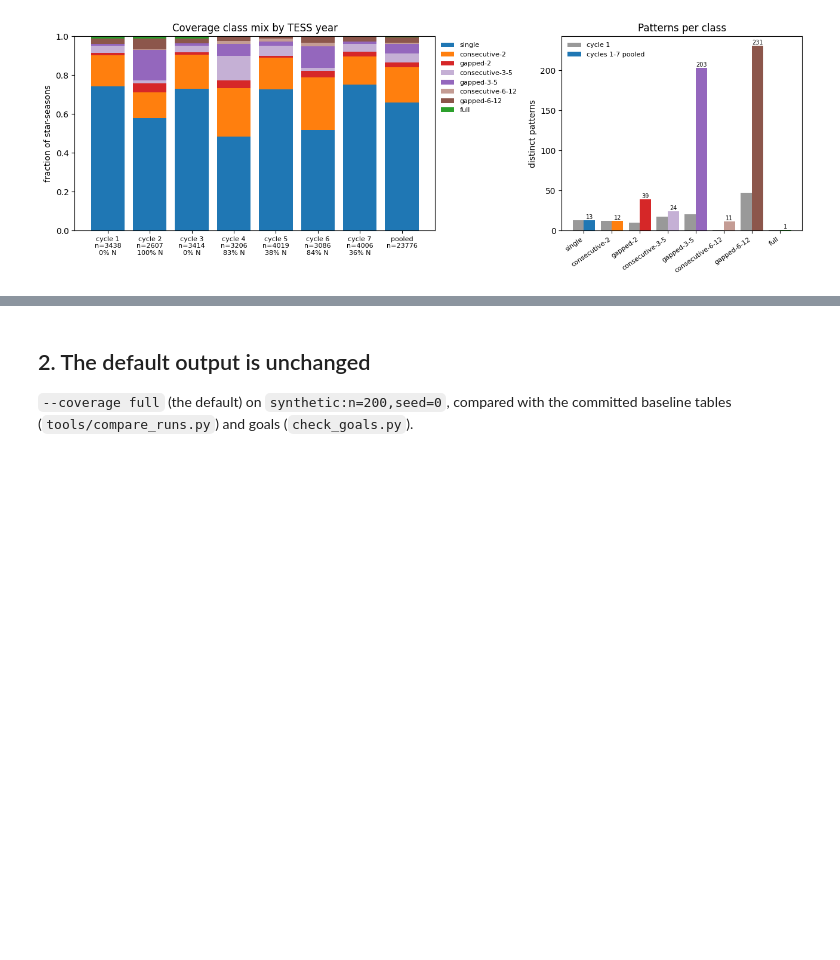
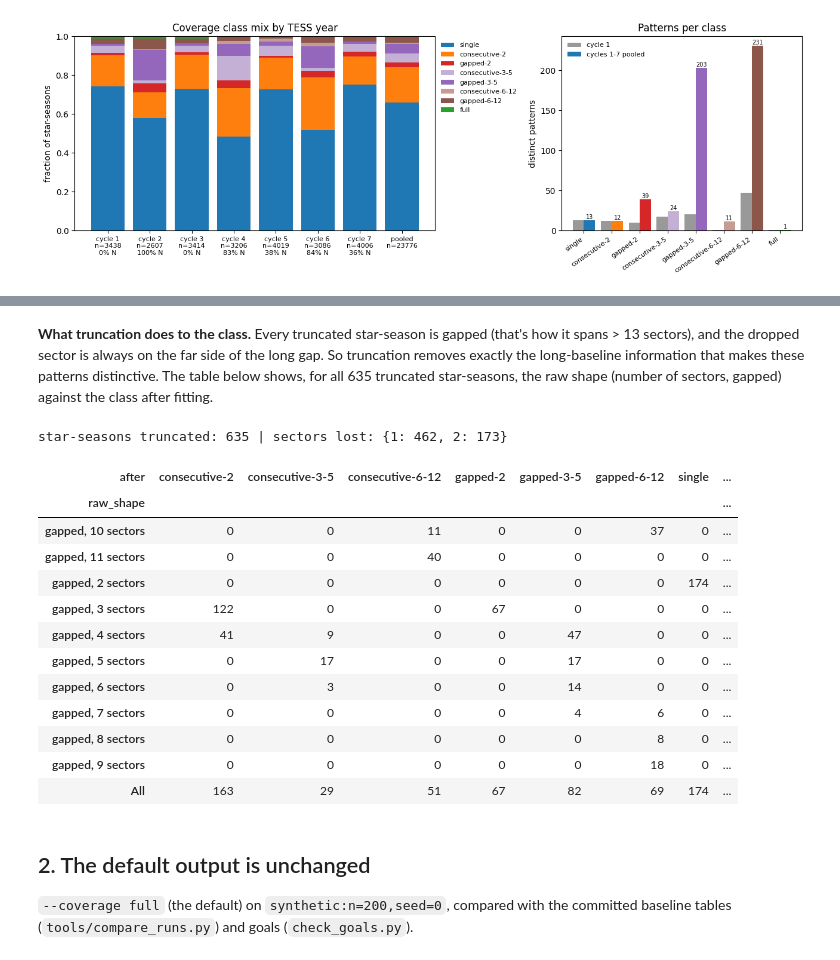
Before and after one commit to rae-holcomb/ss_redevelopment, a Jupyter notebook: reports/2026-10-14_t16a-coverage-infrastructure/notebook.ipynb, the cells around one changed output, grey strips where cells are left out. Drawn from its saved outputs; the diff is of its cells as text; code cells hidden in the pictures; blank space fills up the shorter version.

```diff
--- a/reports/2026-10-14_t16a-coverage-infrastructure/notebook.ipynb
+++ b/reports/2026-10-14_t16a-coverage-infrastructure/notebook.ipynb
@@ -158,3 +255,31 @@ fig.tight_layout(); fig.savefig(FIG / "fig1b_coverage_by_cycle.png", dpi=130)
+# %% [markdown]
+**What truncation does to the class.** Every truncated star-season is gapped (that's how it spans > 13 sectors), and the dropped sector is always on the far side of the long gap. So truncation removes exactly the long-baseline information that makes these patterns distinctive. The table below shows, for all 635 truncated star-seasons, the raw shape (number of sectors, gapped) against the class after fitting.
+# %%
+trunc = []
+for c in (4, 6):
+    raw = cov.cycle_patterns_from_targets(targets, c)
+    for r in raw[raw.str.len() > 0]:
+        f, a = cov.fit_to_year(r)
+        if a == "truncated":
+            trunc.append(dict(raw_shape=f"gapped, {len(r)} sectors", after=cov.coverage_class(f), sectors_lost=len(r) - len(f)))
+trunc = pd.DataFrame(trunc)
+print("star-seasons truncated:", len(trunc), "| sectors lost:", trunc.sectors_lost.value_counts().sort_index().to_dict())
+pd.crosstab(trunc.raw_shape, trunc.after, margins=True)
+# %% [output]
+star-seasons truncated: 635 | sectors lost: {1: 462, 2: 173}
+| after | consecutive-2 | consecutive-3-5 | consecutive-6-12 | gapped-2 | gapped-3-5 | gapped-6-12 | single | ... |
+| raw_shape |  |  |  |  |  |  |  | ... |
+| gapped, 10 sectors | 0 | 0 | 11 | 0 | 0 | 37 | 0 | ... |
+| gapped, 11 sectors | 0 | 0 | 40 | 0 | 0 | 0 | 0 | ... |
+| gapped, 2 sectors | 0 | 0 | 0 | 0 | 0 | 0 | 174 | ... |
+| gapped, 3 sectors | 122 | 0 | 0 | 67 | 0 | 0 | 0 | ... |
+| gapped, 4 sectors | 41 | 9 | 0 | 0 | 47 | 0 | 0 | ... |
+| gapped, 5 sectors | 0 | 17 | 0 | 0 | 17 | 0 | 0 | ... |
+| gapped, 6 sectors | 0 | 3 | 0 | 0 | 14 | 0 | 0 | ... |
+| gapped, 7 sectors | 0 | 0 | 0 | 0 | 4 | 6 | 0 | ... |
+| gapped, 8 sectors | 0 | 0 | 0 | 0 | 0 | 8 | 0 | ... |
+| gapped, 9 sectors | 0 | 0 | 0 | 0 | 0 | 18 | 0 | ... |
+| All | 163 | 29 | 51 | 67 | 82 | 69 | 174 | ... |
 # %% [markdown]
 ## 2. The default output is unchanged
 
```
Also changed, not shown: parts of 4 cells of this notebook, 4 other files.
